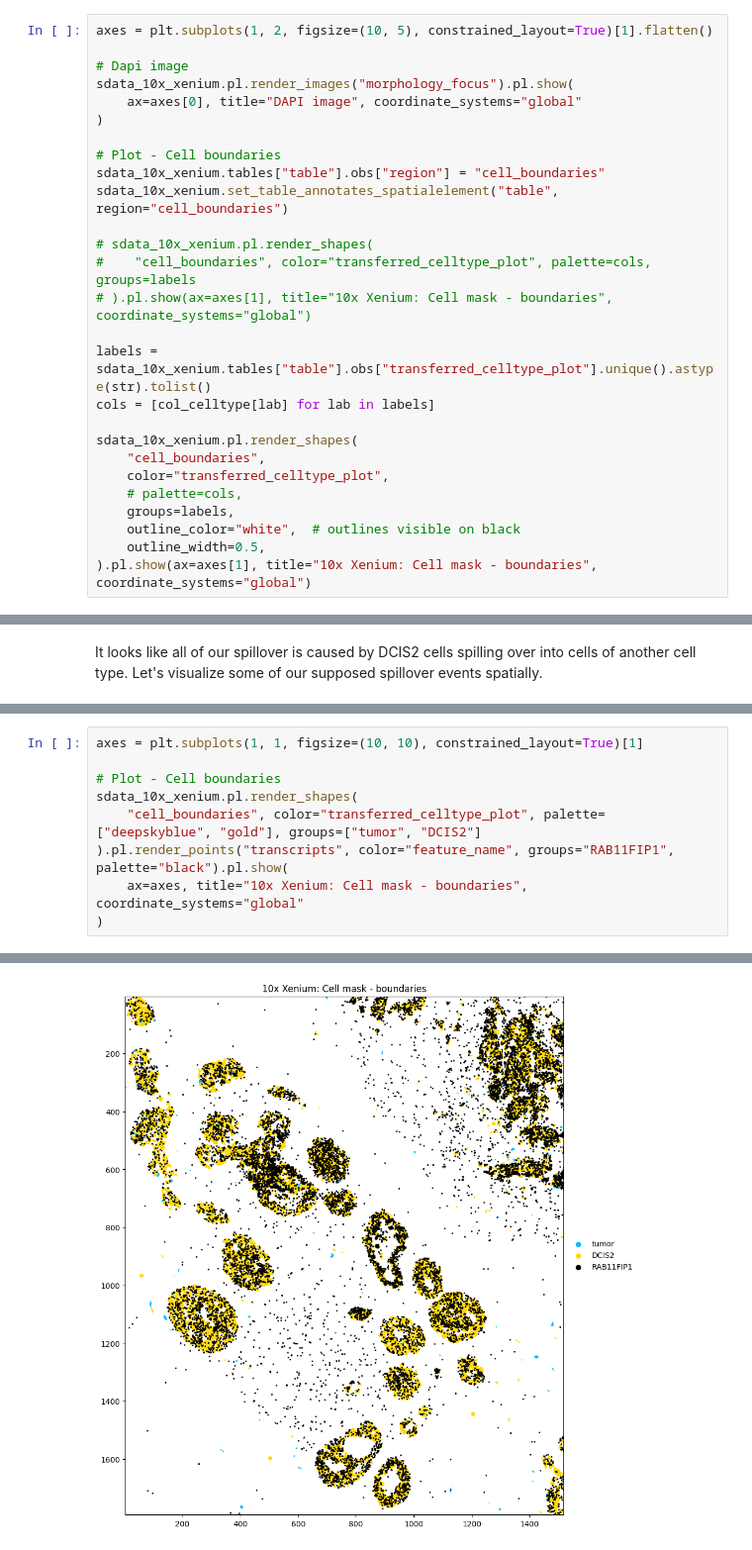
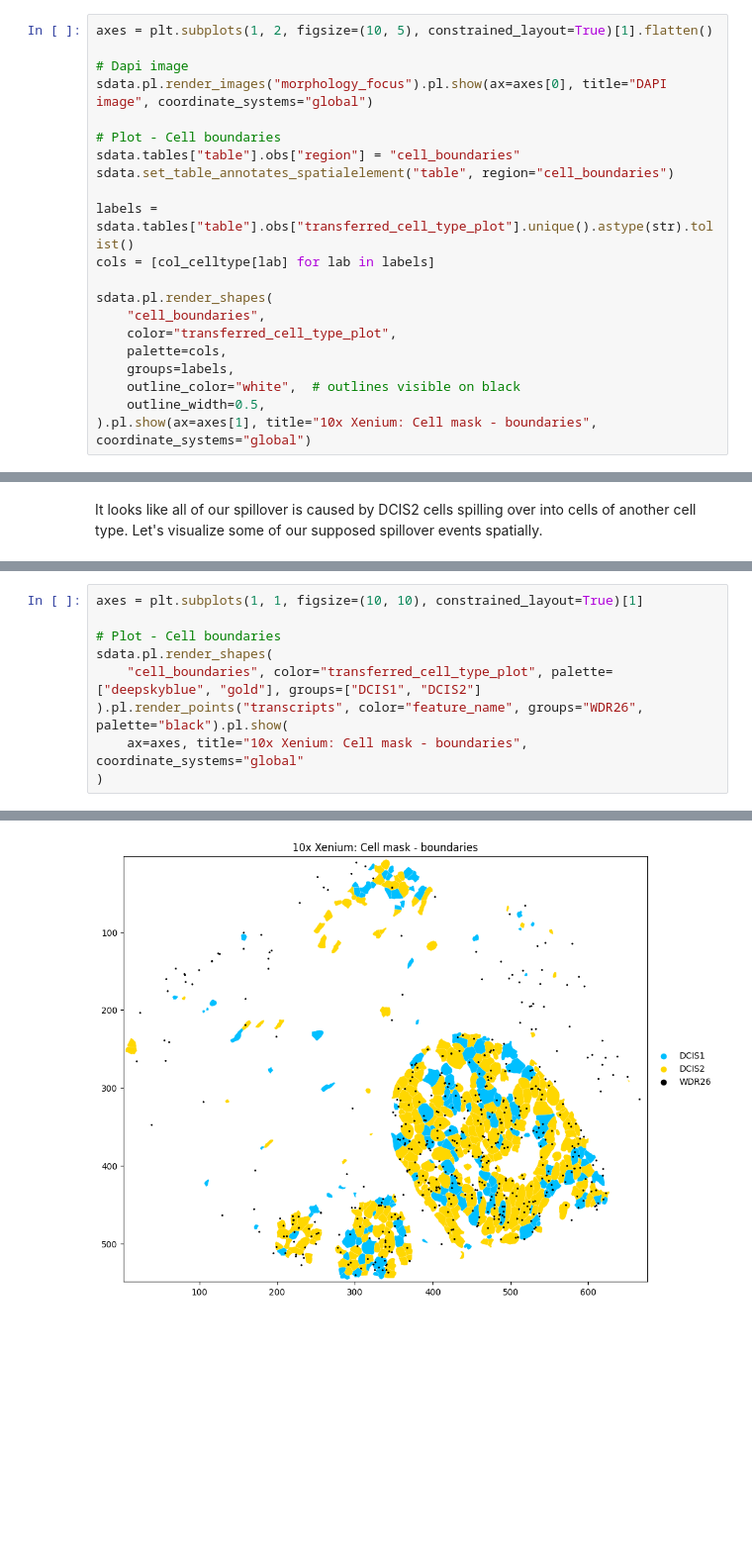
Before and after one commit to LazDaria/SegTraQ, a Jupyter notebook: docs/notebooks/supervised.ipynb, the cells around one changed output, grey strips where cells are left out. Shown: that part at 99% size. Cells and saved outputs as stored; diff of their text form; blank space fills up the shorter version.

```diff
--- a/docs/notebooks/supervised.ipynb
+++ b/docs/notebooks/supervised.ipynb
@@ -74,25 +71,19 @@ cols = [col_celltype[lab] for lab in labels]
 axes = plt.subplots(1, 2, figsize=(10, 5), constrained_layout=True)[1].flatten()
 
 # Dapi image
-sdata_10x_xenium.pl.render_images("morphology_focus").pl.show(
-    ax=axes[0], title="DAPI image", coordinate_systems="global"
-)
+sdata.pl.render_images("morphology_focus").pl.show(ax=axes[0], title="DAPI image", coordinate_systems="global")
 
 # Plot - Cell boundaries
-sdata_10x_xenium.tables["table"].obs["region"] = "cell_boundaries"
-sdata_10x_xenium.set_table_annotates_spatialelement("table", region="cell_boundaries")
+sdata.tables["table"].obs["region"] = "cell_boundaries"
+sdata.set_table_annotates_spatialelement("table", region="cell_boundaries")
 
-# sdata_10x_xenium.pl.render_shapes(
-#    "cell_boundaries", color="transferred_celltype_plot", palette=cols, groups=labels
-# ).pl.show(ax=axes[1], title="10x Xenium: Cell mask - boundaries", coordinate_systems="global")
-
-labels = sdata_10x_xenium.tables["table"].obs["transferred_celltype_plot"].unique().astype(str).tolist()
+labels = sdata.tables["table"].obs["transferred_cell_type_plot"].unique().astype(str).tolist()
 cols = [col_celltype[lab] for lab in labels]
 
-sdata_10x_xenium.pl.render_shapes(
+sdata.pl.render_shapes(
     "cell_boundaries",
-    color="transferred_celltype_plot",
-    # palette=cols,
+    color="transferred_cell_type_plot",
+    palette=cols,
     groups=labels,
     outline_color="white",  # outlines visible on black
     outline_width=0.5,
@@ -504,9 +488,9 @@ de_results.sort_values(by="log2FC", ascending=False).head()
 axes = plt.subplots(1, 1, figsize=(10, 10), constrained_layout=True)[1]
 
 # Plot - Cell boundaries
-sdata_10x_xenium.pl.render_shapes(
-    "cell_boundaries", color="transferred_celltype_plot", palette=["deepskyblue", "gold"], groups=["tumor", "DCIS2"]
-).pl.render_points("transcripts", color="feature_name", groups="RAB11FIP1", palette="black").pl.show(
+sdata.pl.render_shapes(
+    "cell_boundaries", color="transferred_cell_type_plot", palette=["deepskyblue", "gold"], groups=["DCIS1", "DCIS2"]
+).pl.render_points("transcripts", color="feature_name", groups="WDR26", palette="black").pl.show(
     ax=axes, title="10x Xenium: Cell mask - boundaries", coordinate_systems="global"
 )
 # %% [output]
@@ -517 +498 @@ INFO     Using 'datashader' backend with 'None' as reduction method to speed up
-[figure, old version]
+[figure, new version]
```
Also changed, not shown: parts of 29 cells of this notebook, 9 other files.
